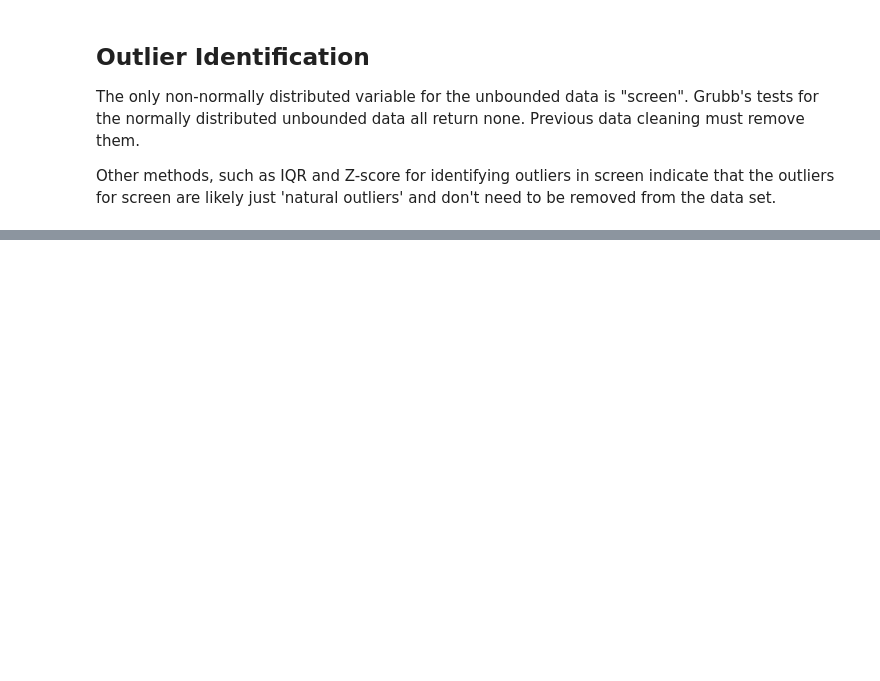
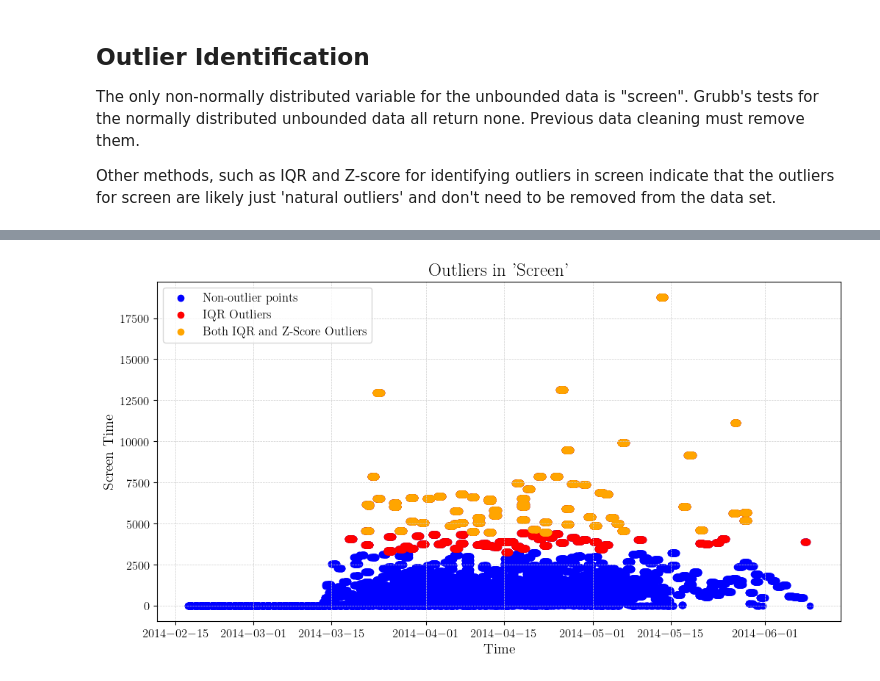
Before and after one commit to AmirSahrani/DMT_Assignments, a Jupyter notebook: notebooks/analysis.ipynb, the cells around one changed output, grey strips where cells are left out. Drawn from its saved outputs; the diff is of its cells as text; code cells hidden in the pictures; blank space fills up the shorter version.

```diff
--- a/notebooks/analysis.ipynb
+++ b/notebooks/analysis.ipynb
@@ -393,20 +426,22 @@ for variable, result in zScore_outliers_info.items():
 # %%
 #Plotting the Outliers
 data_pivot = data_pivot.sort_values(by='time')
 IQR_indices = np.concatenate((IQR_outliers_info['screen'][0],IQR_outliers_info['screen'][1]))
 zScore_indices = zScore_outliers_info['screen']
 common_indices = np.intersect1d(IQR_indices, zScore_indices)
 
 plt.figure(figsize=(12, 6))
 plt.scatter(data_pivot['time'], data_pivot['screen'], color = 'blue')
 plt.scatter(data_pivot['time'][IQR_indices], data_pivot['screen'][IQR_indices], color='red')
-plt.scatter(data_pivot['time'][zScore_indices], data_pivot['screen'][zScore_indices], color='yellow')
+#plt.scatter(data_pivot['time'][zScore_indices], data_pivot['screen'][zScore_indices], color='yellow')
 plt.scatter(data_pivot['time'][common_indices], data_pivot['screen'][common_indices], color='orange')
 plt.xlabel("Time")
 plt.ylabel("Screen Time")
 plt.title("Outliers in 'Screen'")
-plt.legend(["Non-outlier points", "IQR Outliers", "Z-Score Outliers", "Both IQR and Z-Score Outliers"])
+plt.legend(["Non-outlier points", "IQR Outliers","Both IQR and Z-Score Outliers"])
 plt.show()
+# %% [output]
+[figure, added]
 # %%
 #Grubb's Test for normally distributed data
 
```
Also changed, not shown: parts of 8 cells of this notebook, 1 other file.
